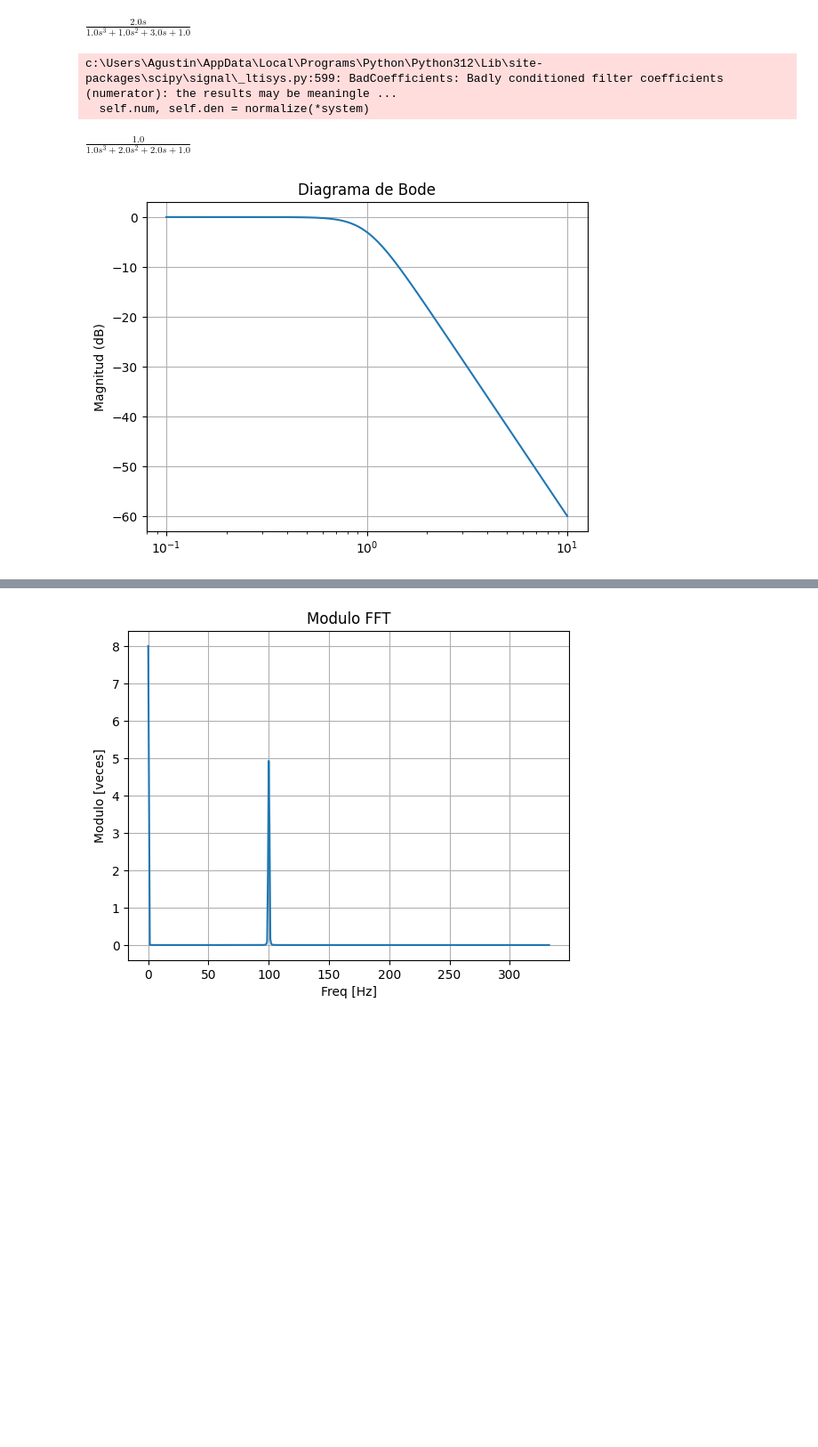
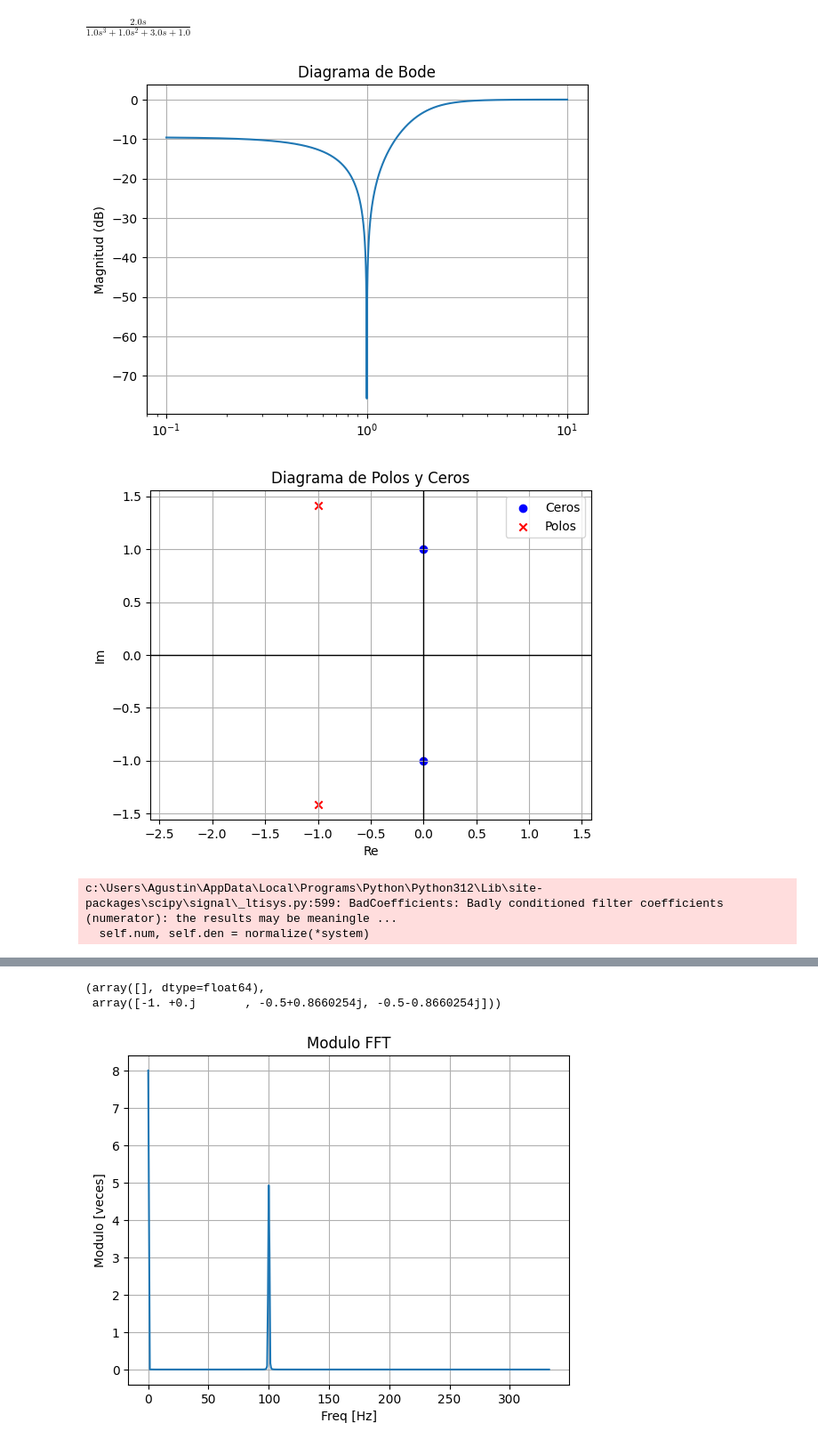
Before and after one commit to agustin-d-martinez/circuitAnalisis, a Jupyter notebook: prueba.ipynb, the cells around one changed output, grey strips where cells are left out. Shown at 89% size. Cells and saved outputs as stored; diff of their text form; code cells hidden in the pictures; blank space fills up the shorter version.

Commit message:
Actualizacion a transferencias

```diff
--- a/prueba.ipynb
+++ b/prueba.ipynb
@@ -14,16 +14,22 @@ sim.print_latex(VO)
 $\displaystyle \frac{2.0 s}{1.0 s^{3} + 1.0 s^{2} + 3.0 s + 1.0}$
 # %%
 from circuitAnalysisLib.graphic import graphic as graph
-from scipy import signal                                        # Signals utilities
+from circuitAnalysisLib.symbolic import symbolic as sym
 
+# Impresión de bode utilizando Función simbolica
+H = sym.TransferFunction(sym.S**2 + 1, sym.S**2+2*sym.S+3)
+_ = graph.bodeMagnitude(H)
+graph.pole_zero_plot(H)
+
+# Impresión de bode utilizando Función numérica de coeficientes
 num = [0, 0, 0, 1]  # Coeficientes del numerador
 den = [1, 2, 2, 1]  # Coeficientes del denominador
 
-
-H = signal.TransferFunction(num, den)       # Crea la función de transferencia
-_ = graph.bodeMagnitude(H)
+H = sym.TransferFunction(num, den)
+_ = graph.bode(H)
+graph.pole_zero_plot(H)
 # %% [output]
+[figure, new version]
+[figure, added]
 c:\Users\Agustin\AppData\Local\Programs\Python\Python312\Lib\site-packages\scipy\signal\_ltisys.py:599: BadCoefficients: Badly conditioned filter coefficients (numerator): the results may be meaningle ...
   self.num, self.den = normalize(*system)
-$\displaystyle \frac{1.0}{1.0 s^{3} + 2.0 s^{2} + 2.0 s + 1.0}$
-[figure, old version]
@@ -30,3 +38,5 @@ $\displaystyle \frac{1.0}{1.0 s^{3} + 2.0 s^{2} + 2.0 s + 1.0}$
+(array([], dtype=float64),
+ array([-1. +0.j       , -0.5+0.8660254j, -0.5-0.8660254j]))
 # %%
 from circuitAnalysisLib.fft import fft_analisys as fft
 import numpy as np
```
Also changed, not shown: parts of 3 cells of this notebook, 5 other files.
